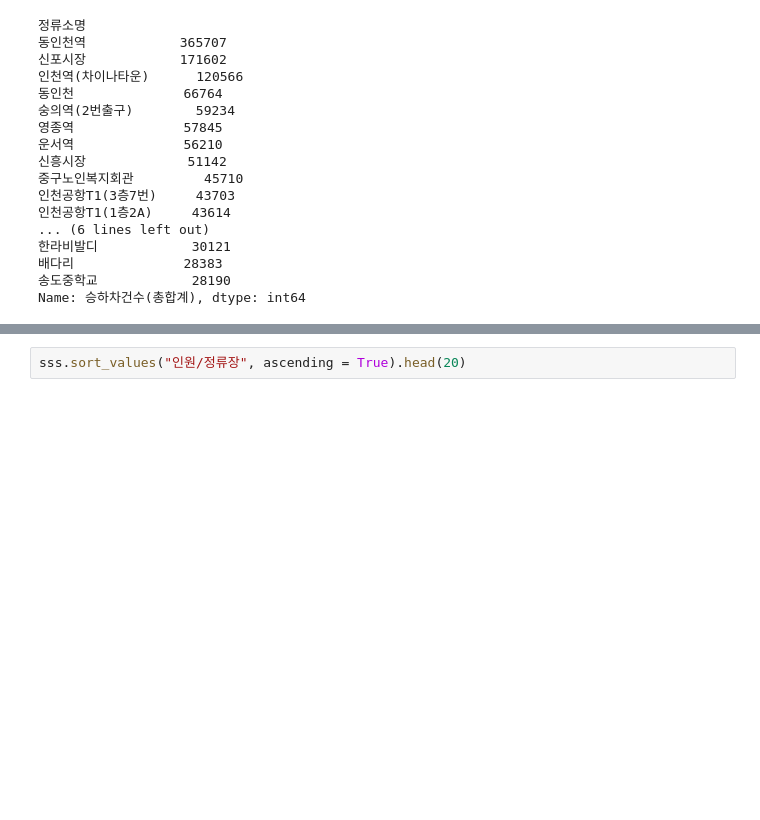
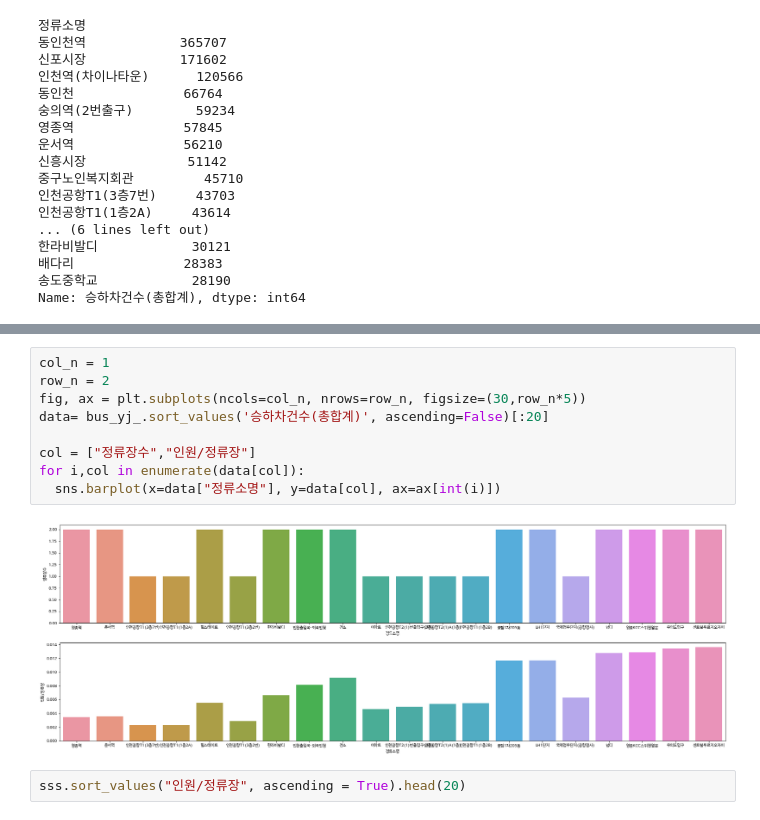
Before and after one commit to JJungEEun/Optimization-_of_DemandResponseBus_Routes, a Jupyter notebook: 정류장접근성및분포정도확인.ipynb, the cells around one changed output, grey strips where cells are left out. Drawn from its saved outputs; the diff is of its cells as text; blank space fills up the shorter version.

```diff
--- a/정류장접근성및분포정도확인.ipynb
+++ b/정류장접근성및분포정도확인.ipynb
@@ -242,3 +224,14 @@ plt.show()
+# %%
+col_n = 1
+row_n = 2
+fig, ax = plt.subplots(ncols=col_n, nrows=row_n, figsize=(30,row_n*5))
+data= bus_yj_.sort_values('승하차건수(총합계)', ascending=False)[:20]
+
+col = ["정류장수","인원/정류장"]
+for i,col in enumerate(data[col]):
+  sns.barplot(x=data["정류소명"], y=data[col], ax=ax[int(i)])
+# %% [output]
+[figure, added]
 # %%
 sss.sort_values("인원/정류장", ascending = True).head(20)
 # %% [output]
```
Also changed, not shown: parts of 20 cells of this notebook.
